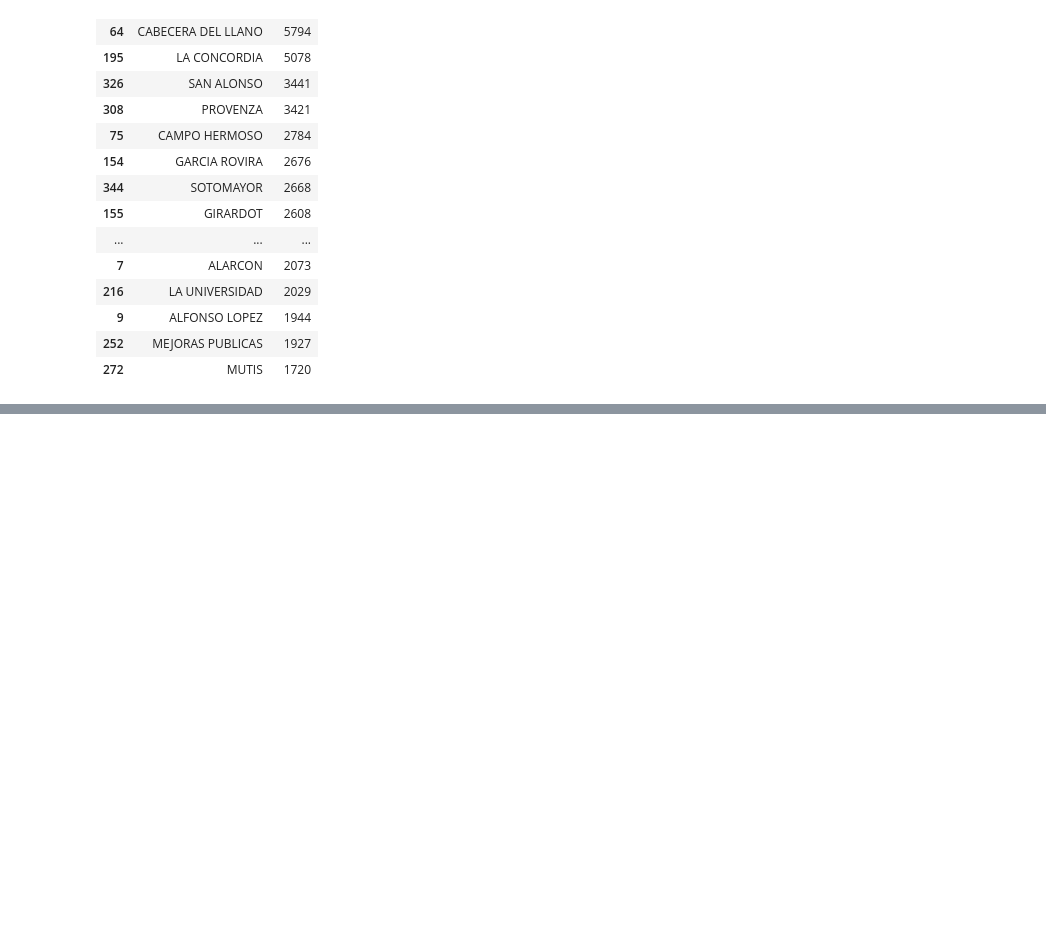
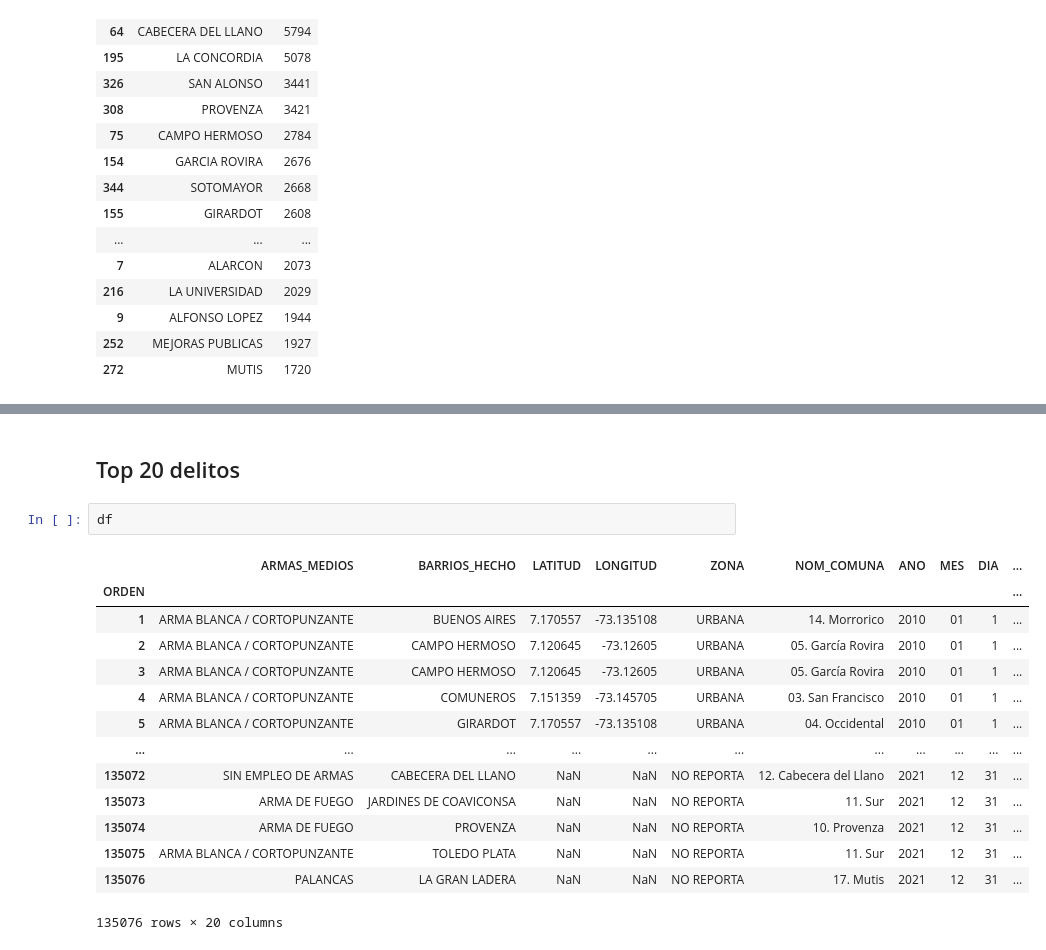
Before and after one commit to SantiagoDrckr/Delitos_en_Bucaramanga_ENE2010_DIC2021, a Jupyter notebook: crime_bucaramanga.ipynb, the cells around one changed output, grey strips where cells are left out. Saved outputs shown, nothing was run; the diff lists cells and outputs as text; blank space fills up the shorter version.

```diff
--- a/crime_bucaramanga.ipynb
+++ b/crime_bucaramanga.ipynb
@@ -386,3 +386,22 @@ chart= bars + text_bar
 chart
 # %% [output]
 [interactive output not drawn]
+# %% [markdown]
+## Top 20 delitos
+# %%
+df
+# %% [output]
+|  | ARMAS_MEDIOS | BARRIOS_HECHO | LATITUD | LONGITUD | ZONA | NOM_COMUNA | ANO | MES | DIA | ... |
+| ORDEN |  |  |  |  |  |  |  |  |  | ... |
+| 1 | ARMA BLANCA / CORTOPUNZANTE | BUENOS AIRES | 7.170557 | -73.135108 | URBANA | 14. Morrorico | 2010 | 01 | 1 | ... |
+| 2 | ARMA BLANCA / CORTOPUNZANTE | CAMPO HERMOSO | 7.120645 | -73.12605 | URBANA | 05. García Rovira | 2010 | 01 | 1 | ... |
+| 3 | ARMA BLANCA / CORTOPUNZANTE | CAMPO HERMOSO | 7.120645 | -73.12605 | URBANA | 05. García Rovira | 2010 | 01 | 1 | ... |
+| 4 | ARMA BLANCA / CORTOPUNZANTE | COMUNEROS | 7.151359 | -73.145705 | URBANA | 03. San Francisco | 2010 | 01 | 1 | ... |
+| 5 | ARMA BLANCA / CORTOPUNZANTE | GIRARDOT | 7.170557 | -73.135108 | URBANA | 04. Occidental | 2010 | 01 | 1 | ... |
+| ... | ... | ... | ... | ... | ... | ... | ... | ... | ... | ... |
+| 135072 | SIN EMPLEO DE ARMAS | CABECERA DEL LLANO | NaN | NaN | NO REPORTA | 12. Cabecera del Llano | 2021 | 12 | 31 | ... |
+| 135073 | ARMA DE FUEGO | JARDINES DE COAVICONSA | NaN | NaN | NO REPORTA | 11. Sur | 2021 | 12 | 31 | ... |
+| 135074 | ARMA DE FUEGO | PROVENZA | NaN | NaN | NO REPORTA | 10. Provenza | 2021 | 12 | 31 | ... |
+| 135075 | ARMA BLANCA / CORTOPUNZANTE | TOLEDO PLATA | NaN | NaN | NO REPORTA | 11. Sur | 2021 | 12 | 31 | ... |
+| 135076 | PALANCAS | LA GRAN LADERA | NaN | NaN | NO REPORTA | 17. Mutis | 2021 | 12 | 31 | ... |
+135076 rows × 20 columns
```
Also changed, not shown: parts of 21 cells of this notebook.
